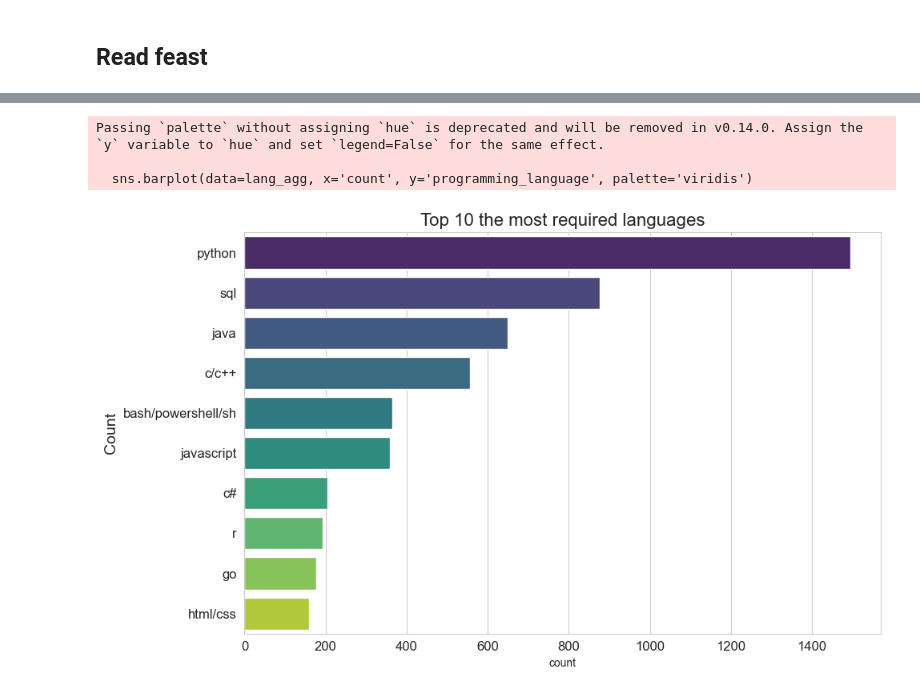
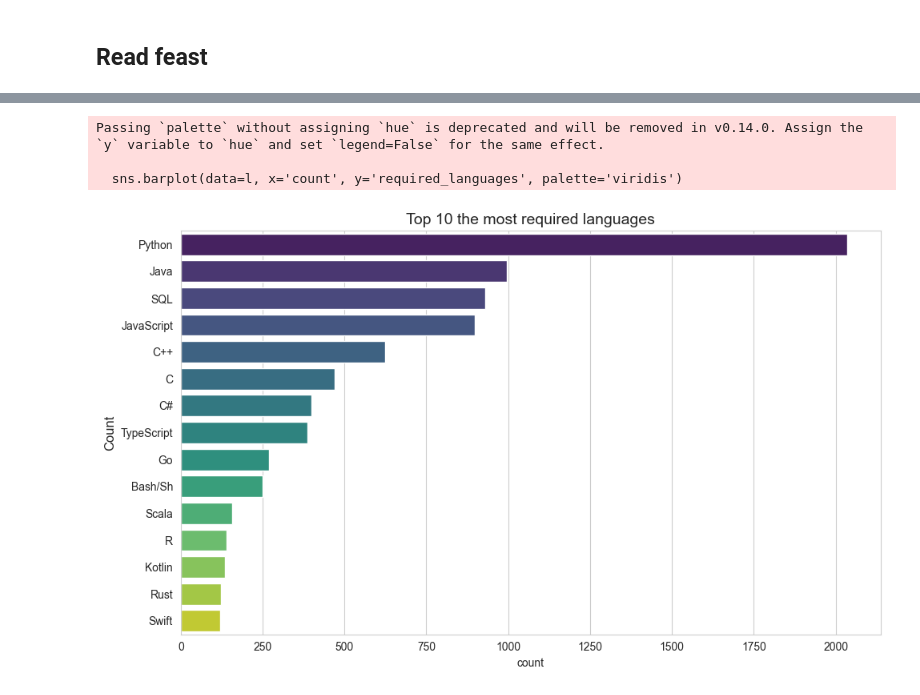
Before and after one commit to annapoltavets/annalyticai-jobs, a Jupyter notebook: parser/final-eda.ipynb, the cells around one changed output, grey strips where cells are left out. Cells and saved outputs as stored; diff of their text form; code cells hidden in the pictures.

```diff
--- a/parser/final-eda.ipynb
+++ b/parser/final-eda.ipynb
@@ -11,0 +32,18 @@ print(df.shape)
+# %%
+df['job_title'] = df.apply(
+    lambda row: 'Embedded Engineer' if row['job_title'] == 'Unknown' and row['search'] in ['embedded software engineer', 'embedded systems developer', 'firmware engineer'] else row['job_title'],
+    axis=1
+)
+
+df['job_title'] = df.apply(
+    lambda row: 'Data Engineer' if row['job_title'] == 'Unknown' and row['search'] in ['sql developer'] else
+    row['job_title'],
+    axis=1
+)
+# %%
+df = df[((df['job_title'] != 'Unknown') )]
+# %%
+df.loc[df['job_description_id'] == 'd5b790eeb7ca56f682c1eeaedda30e35', 'job_title'] = 'Software Architect'
+df.loc[df['job_description_id'] == 'f11be2d30b4429b9b0ac4ee35398ad98', 'job_title'] = 'Data Engineer'
+df.loc[df['job_description_id'] == '2745797af6cf61f1a6cfaaa859e7f887', 'job_title'] = 'Data Engineer'
+df.loc[df['job_description_id'] == '21744c3aa9a90799d256df1b1ef62644', 'job_title'] = 'Embedded Engineer'
@@ -124,8 +164,2 @@ Passing `palette` without assigning `hue` is deprecated and will be removed in v
 # %%
-l = df[['job_id', 'required_languages']].explode('required_languages')
-l['lang'] = l['required_languages'].apply(lambda x: x.lower() if isinstance(x, str) and x != None else '')
-sl = pd.read_csv('lang.csv')[['lang', 'standard_lang']]
-l = l.merge(sl, how='inner', on='lang')
-l = l[l['standard_lang'].notna()]
-l = l.groupby('job_id')['standard_lang'].apply(lambda x: sorted(set(x))).reset_index()
-l = l.explode('standard_lang')
+l = df[['job_id', 'required_languages']].explode('required_languages')['required_languages'].value_counts().reset_index().sort_values(by='count', ascending=False).head(15)
@@ -135,19 +166,19 @@ lang_agg.columns = ['programming_language', 'count']
 # %%
 import seaborn as sns
 import matplotlib.pyplot as plt
 
 plt.figure(figsize=(10, 6))
-sns.barplot(data=lang_agg, x='count', y='programming_language', palette='viridis')
+sns.barplot(data=l, x='count', y='required_languages', palette='viridis')
 
 # Add labels and title
-plt.title('Top 10 the most required languages', fontsize=16)
-plt.ylabel('Count', fontsize=14)
-plt.xticks(fontsize=12)
-plt.yticks(fontsize=12)
+plt.title('Top 10 the most required languages', fontsize=14)
+plt.ylabel('Count', fontsize=12)
+plt.xticks(fontsize=10)
+plt.yticks(fontsize=10)
 plt.tight_layout()
 plt.show()
 # %% [output]
 Passing `palette` without assigning `hue` is deprecated and will be removed in v0.14.0. Assign the `y` variable to `hue` and set `legend=False` for the same effect.
 
-  sns.barplot(data=lang_agg, x='count', y='programming_language', palette='viridis')
+  sns.barplot(data=l, x='count', y='required_languages', palette='viridis')
-[figure, old version]
+[figure, new version]
```
Also changed, not shown: parts of 13 cells of this notebook, 13 other files.
